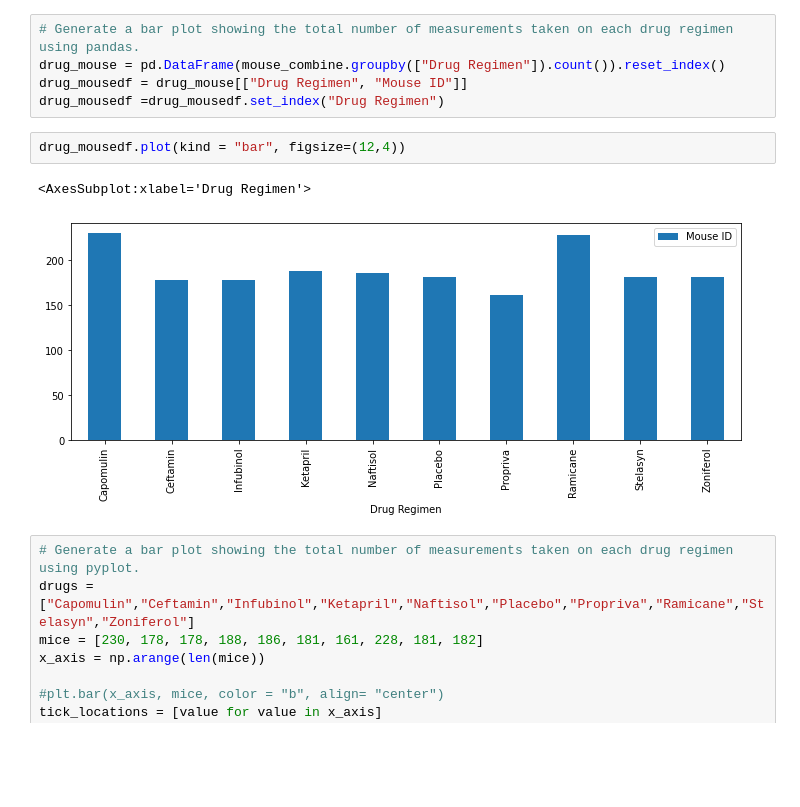
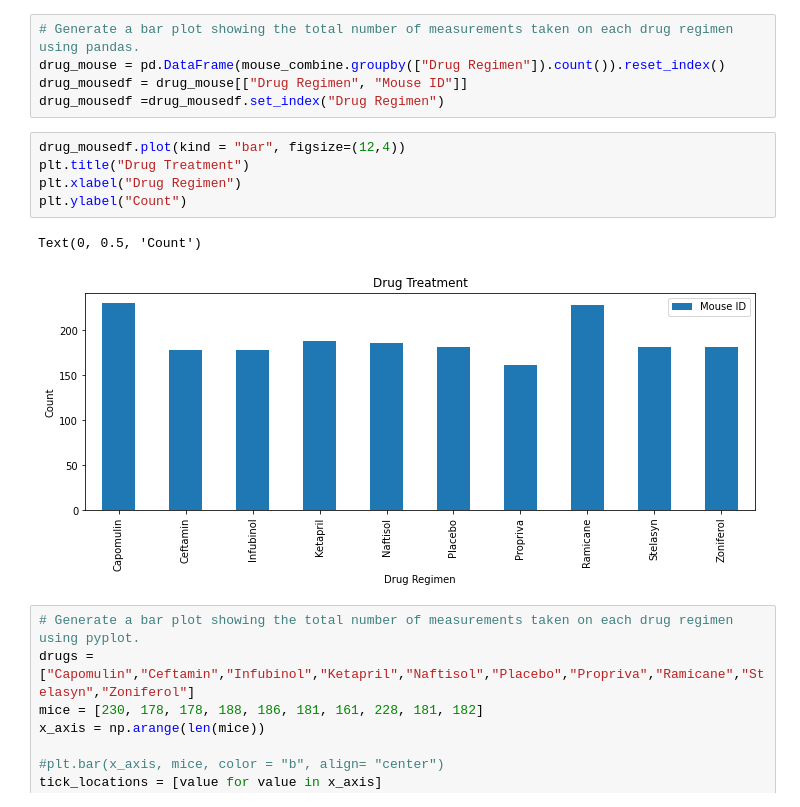
Before and after one commit to swanifereight/matplotlib-challenge, a Jupyter notebook: Pymaceuticals/pymaceuticals_starter.ipynb, the cells around one changed output. Drawn from its saved outputs; the diff is of its cells as text; blank space fills up the shorter version.

```diff
--- a/Pymaceuticals/pymaceuticals_starter.ipynb
+++ b/Pymaceuticals/pymaceuticals_starter.ipynb
@@ -132,9 +132,12 @@ drug_mousedf = drug_mouse[["Drug Regimen", "Mouse ID"]]
 drug_mousedf =drug_mousedf.set_index("Drug Regimen")
 # %%
 drug_mousedf.plot(kind = "bar", figsize=(12,4))
+plt.title("Drug Treatment")
+plt.xlabel("Drug Regimen")
+plt.ylabel("Count")
 # %% [output]
-<AxesSubplot:xlabel='Drug Regimen'>
+Text(0, 0.5, 'Count')
-[figure, old version]
+[figure, new version]
 # %%
 # Generate a bar plot showing the total number of measurements taken on each drug regimen using pyplot.
 drugs = ["Capomulin","Ceftamin","Infubinol","Ketapril","Naftisol","Placebo","Propriva","Ramicane","Stelasyn","Zoniferol"]
```
Also changed, not shown: parts of 10 cells of this notebook, 1 other file.
